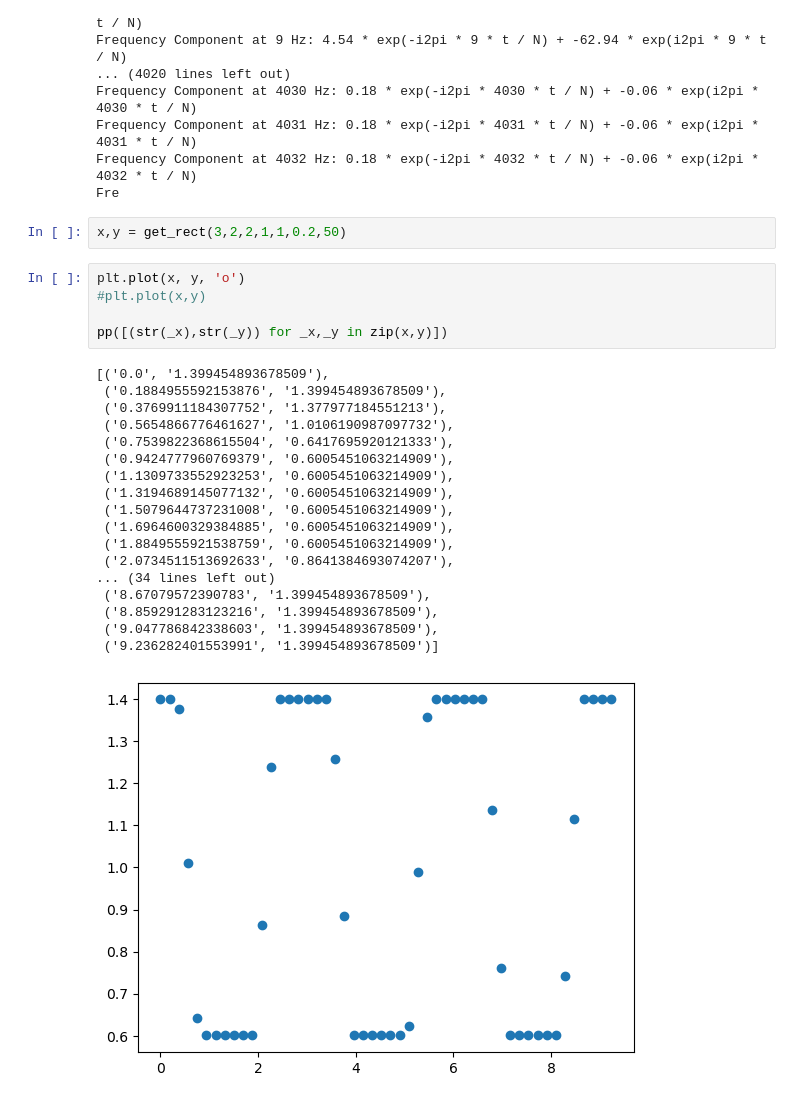
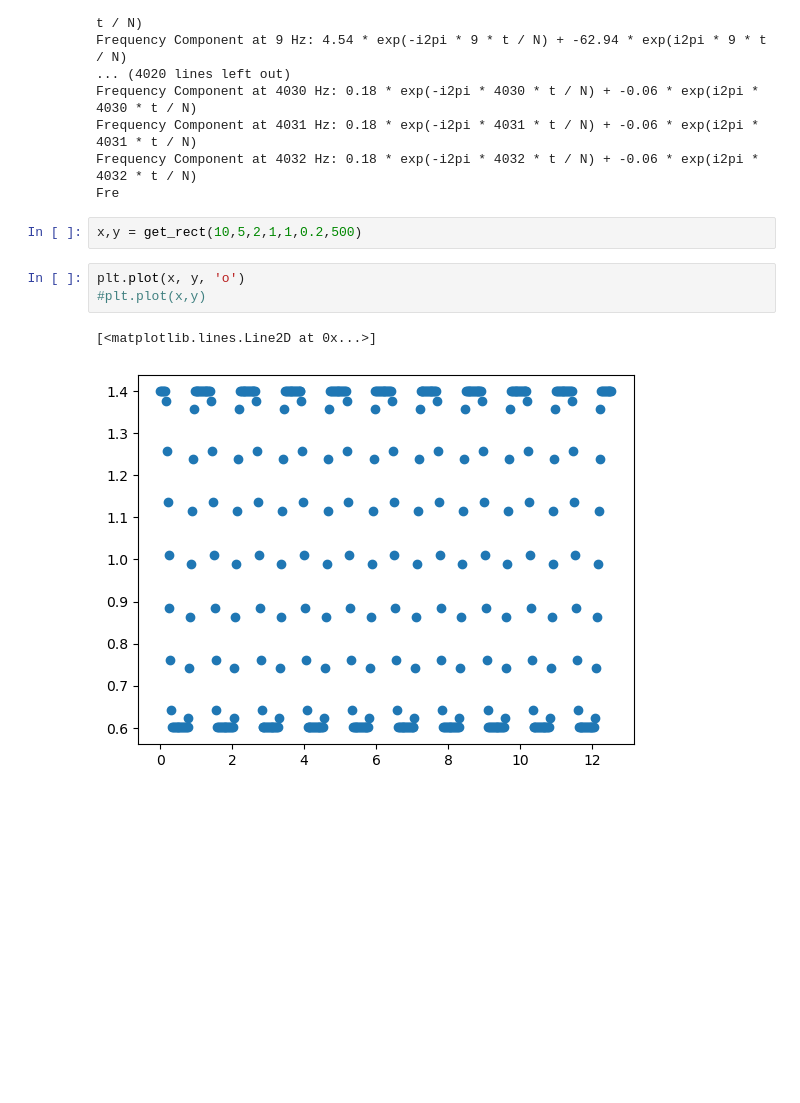
Before and after one commit to lvlanson/phd_notes, a Jupyter notebook: Development/ODE_LVQ/construction_dataset.ipynb, the cells around one changed output. Saved outputs shown, nothing was run; the diff lists cells and outputs as text; blank space fills up the shorter version.

```diff
--- a/Development/ODE_LVQ/construction_dataset.ipynb
+++ b/Development/ODE_LVQ/construction_dataset.ipynb
@@ -232,28 +227,10 @@ Frequency Component at 4031 Hz: 0.18 * exp(-i2pi * 4031 * t / N) + -0.06 * exp(i
 Frequency Component at 4032 Hz: 0.18 * exp(-i2pi * 4032 * t / N) + -0.06 * exp(i2pi * 4032 * t / N)
 Fre
 # %%
-x,y = get_rect(3,2,2,1,1,0.2,50)
+x,y = get_rect(10,5,2,1,1,0.2,500)
 # %%
 plt.plot(x, y, 'o')
 #plt.plot(x,y)
-
-pp([(str(_x),str(_y)) for _x,_y in zip(x,y)])
 # %% [output]
-[('0.0', '1.399454893678509'),
- ('0.1884955592153876', '1.399454893678509'),
- ('0.3769911184307752', '1.377977184551213'),
- ('0.5654866776461627', '1.0106190987097732'),
- ('0.7539822368615504', '0.6417695920121333'),
- ('0.9424777960769379', '0.6005451063214909'),
- ('1.1309733552923253', '0.6005451063214909'),
- ('1.3194689145077132', '0.6005451063214909'),
- ('1.5079644737231008', '0.6005451063214909'),
- ('1.6964600329384885', '0.6005451063214909'),
- ('1.8849555921538759', '0.6005451063214909'),
- ('2.0734511513692633', '0.8641384693074207'),
-... (34 lines left out)
- ('8.67079572390783', '1.399454893678509'),
- ('8.859291283123216', '1.399454893678509'),
- ('9.047786842338603', '1.399454893678509'),
- ('9.236282401553991', '1.399454893678509')]
+[<matplotlib.lines.Line2D at 0x...>]
-[figure, old version]
+[figure, new version]
```
Also changed, not shown: parts of 6 cells of this notebook, 25 other files.
